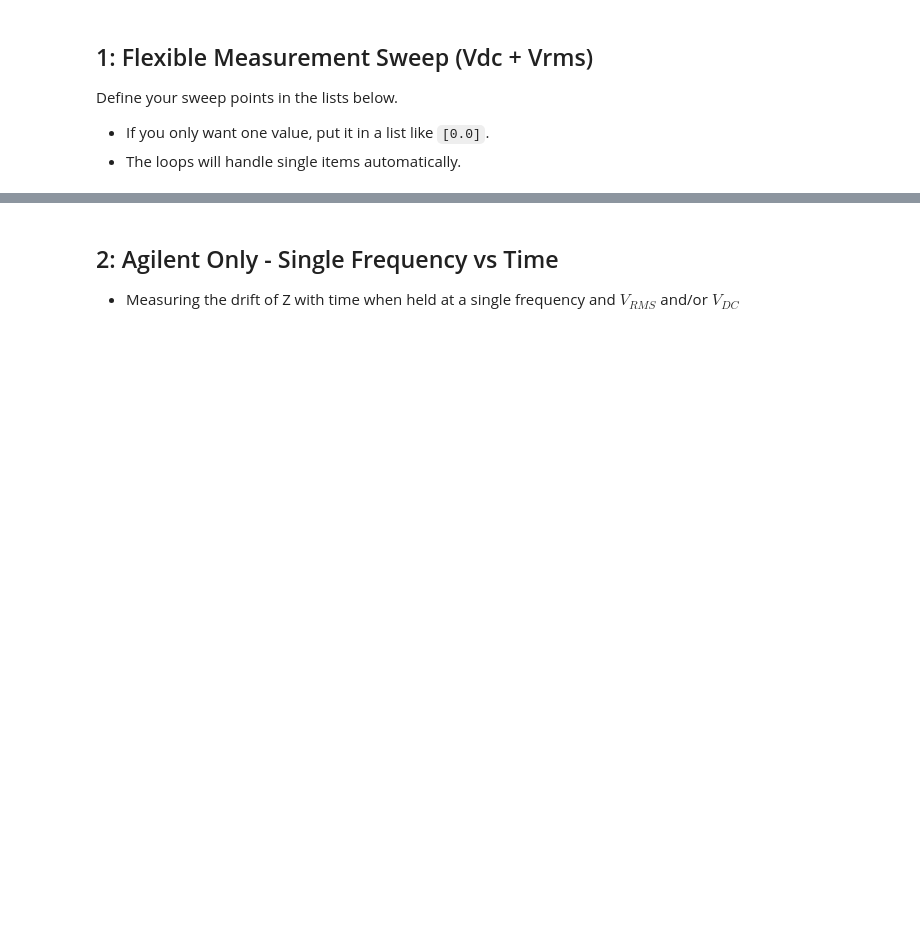
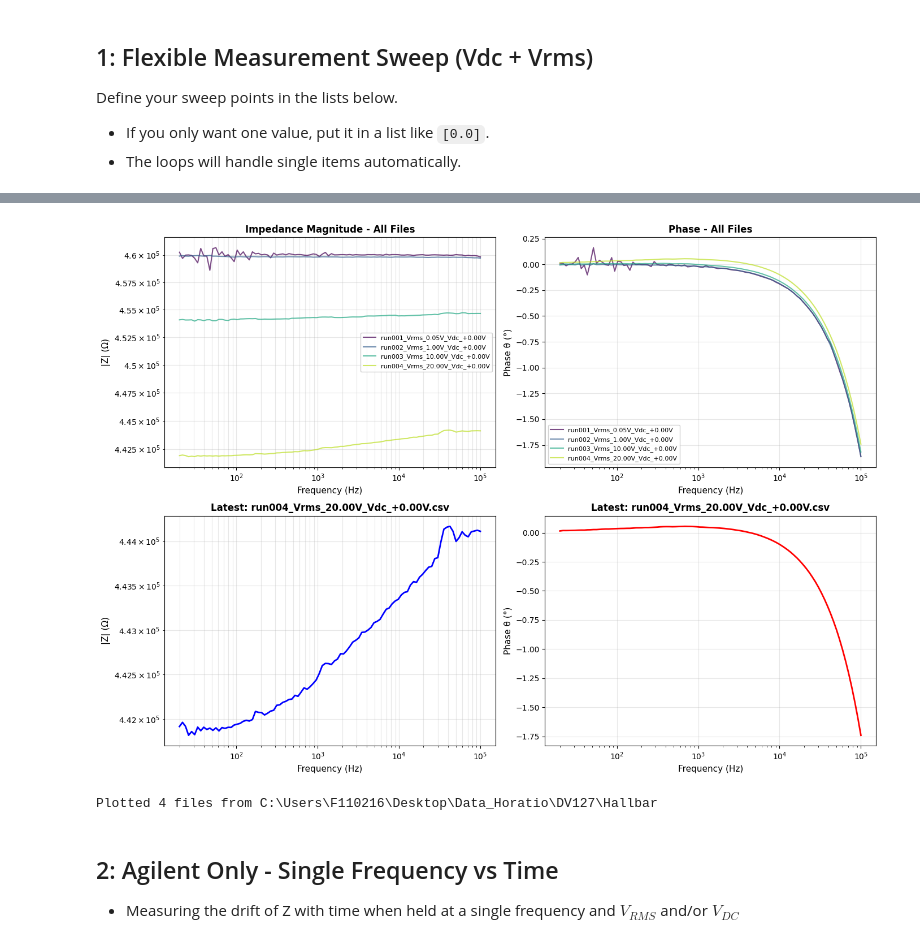
Before and after one commit to hc3413/Instrument_Control_Python, a Jupyter notebook: Jupyter Scripts/Agilent_Control.ipynb, the cells around one changed output, grey strips where cells are left out. Drawn from its saved outputs; the diff is of its cells as text; code cells hidden in the pictures; blank space fills up the shorter version.

```diff
--- a/Jupyter Scripts/Agilent_Control.ipynb
+++ b/Jupyter Scripts/Agilent_Control.ipynb
@@ -38,7 +38,7 @@ from pathlib import Path
 run_count = 1
 
 # Output
-output_path = Path(r"C:\Users\F110216\Desktop\Data_Horatio\MFS")
+output_path = Path(r"C:\Users\F110216\Desktop\Data_Horatio\DV127")
 # %% [markdown]
 ## Intialise Instruments
 # %%
@@ -107,21 +112,21 @@ Define your sweep points in the lists below.
 # %%
 ### Step 1: Define Sweep Parameters
 # Define lists for parameters. Use a single item list for fixed values.
-Vdc_points = [-0.5, -0.25, 0.0, 0.25, 0.5]  # List of DC Bias voltages (V)
-# Vdc_points = [0.0]                        # Example: Fixed bias
+#Vdc_points = [-0.5, -0.25, 0.0, 0.25, 0.5]  # List of DC Bias voltages (V)
+Vdc_points = [0]                        # Example: Fixed bias
 
-Vrms_points = [0.05, 0.1, 0.2]              # List of AC Signal amplitudes (V)
+Vrms_points = [0.05, 1, 10, 20]              # List of AC Signal amplitudes (V)
 # Vrms_points = [0.05]                      # Example: Fixed amplitude
 
 # Frequency Sweep Configuration
 frequency_points = np.round(
-    np.logspace(np.log10(20), np.log10(2_000_000), num=500),
+    np.logspace(np.log10(20), np.log10(1e5), num=100),
     decimals=2
 )
 
 
 # Output directory setup
-sweep_name = "freq_sweep_test"           # Name for this batch of measurements
+sweep_name = "Hallbar"           # Name for this batch of measurements
 data_dir = output_path / sweep_name
 data_dir.mkdir(parents=True, exist_ok=True) # parents=True creates intermediate dirs if missing
 
@@ -132,7 +137,7 @@ print(f"- Frequencies: {len(frequency_points)} points")
 print(f"- Output Dir: {data_dir}")
 
 ### Step 2: Execute Measurement Loop
-run_count = 1  # Reset or set starting run number
+run_count = 1   # Reset or set starting run number
 
 print(f"\n{'='*60}")
 print(f"STARTING MEASUREMENT SEQUENCE")
@@ -195,7 +200,4 @@ print(f"\n{'='*60}")
 print(f"SEQUENCE COMPLETE")
 print(f"{'='*60}")
 
-
-### Step 3: Plot Measurements for quick overview
-# Load all data files
-fig, axes, datasets = plot_all_measurements(output_path, pattern="run*.csv", file_indices = None, figsize=(14, 10), show_legend=True)
+print(f'final run number = {run_count}')
@@ -202,3 +222,10 @@ fig, axes, datasets = plot_all_measurements(output_path, pattern="run*.csv", fil
+# %%
+### Step 3: Plot Measurements for quick overview
+# Load all data files
+fig, axes, datasets = plot_all_measurements(data_dir, pattern="run*.csv", figsize=(14, 10), show_legend=True)
+# %% [output]
+[figure, added]
+Plotted 4 files from C:\Users\F110216\Desktop\Data_Horatio\DV127\Hallbar
 # %% [markdown]
 ## 2: Agilent Only - Single Frequency vs Time
 - Measuring the drift of Z with time when held at a single frequency and $V_{RMS}$ and/or $V_{DC}$
```
Also changed, not shown: parts of 8 cells of this notebook, 1 other file.
